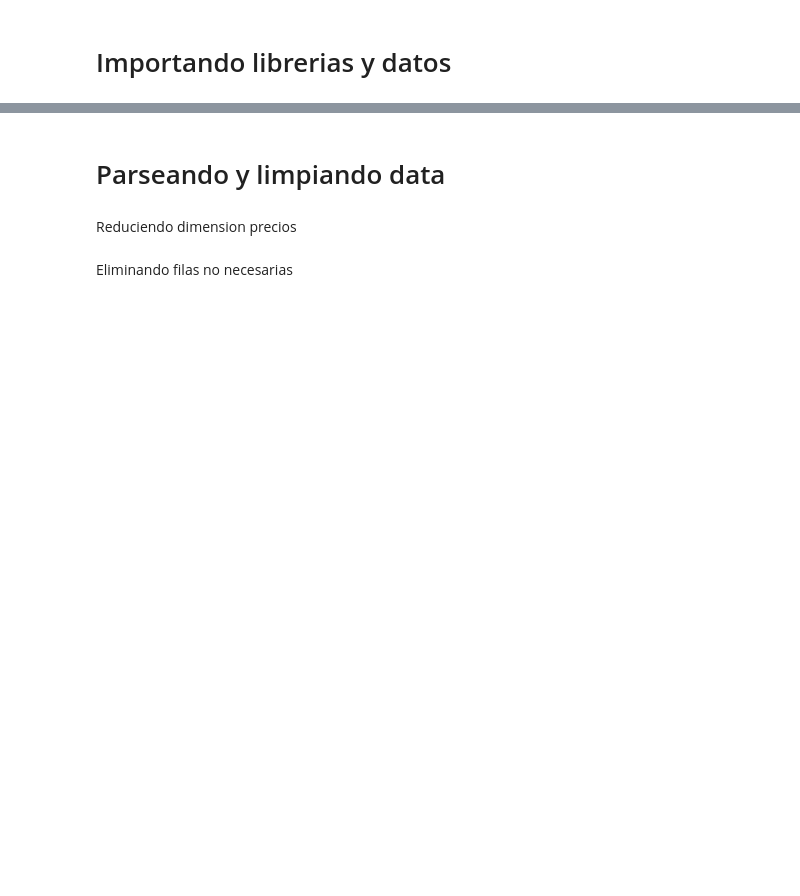
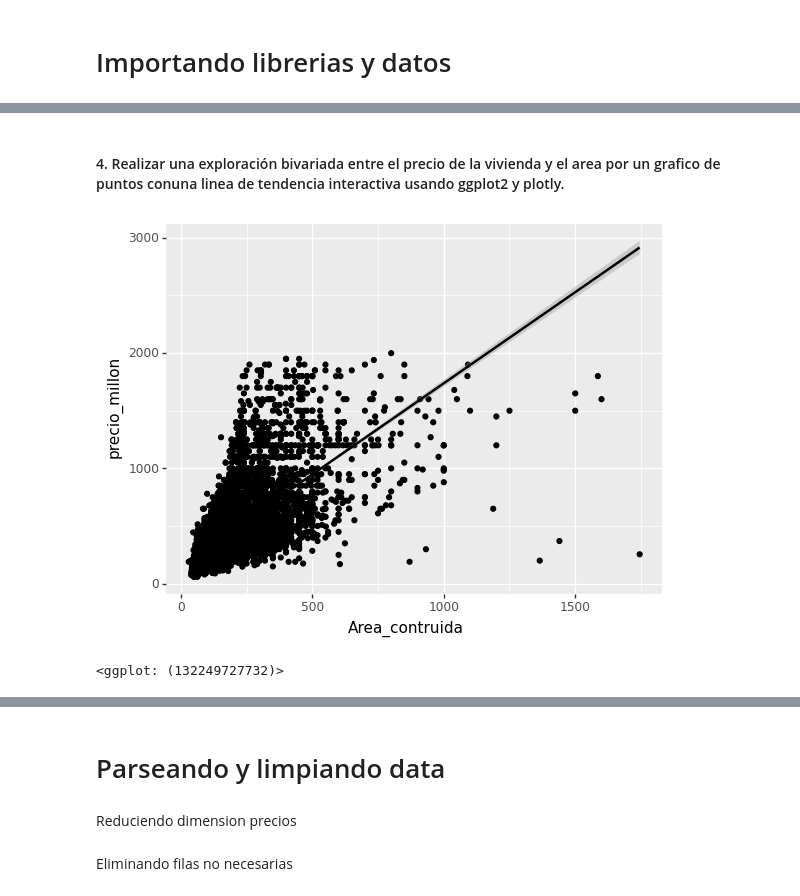
Before and after one commit to cfccfelipe/eda_cali, a Jupyter notebook: Analisis_exploratorio_Python.ipynb, the cells around one changed output, grey strips where cells are left out. Cells and saved outputs as stored; diff of their text form; code cells hidden in the pictures; blank space fills up the shorter version.

```diff
--- a/Analisis_exploratorio_Python.ipynb
+++ b/Analisis_exploratorio_Python.ipynb
@@ -11,0 +25,12 @@ data = pd.read_excel("Datasets/Datos_Vivienda.xlsx")
+# %%
+barrios["Barrio"] = barrios["Barrio"].str.lower()
+acentos = {'á': 'a', 'é': 'e', 'í': 'i', 'ó': 'o', 'ú': 'u'}
+for acen in acentos:
+    barrios["Barrio"] = barrios["Barrio"].str.replace(acen, acentos[acen])
+articulos = ['la', 'las', "el", "los"]
+for ar in articulos:
+    barrios["Barrio"] = barrios["Barrio"].str.replace(f'{ar}\s', "", regex=True)
+barrios["Barrio"] = barrios["Barrio"].str.replace(" ", "")
+barrios["Barrio"] = barrios["Barrio"].str.replace(".", "")
+barrios["Barrio"] = barrios["Barrio"].str.replace(",", "")
+barrios["Barrio"] = barrios["Barrio"].str.replace("ciudad", "")
@@ -11,0 +39,10 @@ data = pd.read_excel("Datasets/Datos_Vivienda.xlsx")
+# %%
+data["Barrio"] = data["Barrio"].str.lower()
+for acen in acentos:
+    data["Barrio"] = data["Barrio"].str.replace(acen, acentos[acen])
+for ar in articulos:
+    data["Barrio"] = data["Barrio"].str.replace(f'{ar}\s', "", regex=True)
+data["Barrio"] = data["Barrio"].str.replace(" ", "")
+data["Barrio"] = data["Barrio"].str.replace(".", "")
+data["Barrio"] = data["Barrio"].str.replace(",", "")
+data["Barrio"] = data["Barrio"].str.replace("ciudad", "")
@@ -11,0 +51,3 @@ data = pd.read_excel("Datasets/Datos_Vivienda.xlsx")
+# %%
+for i in barrios["Barrio"]:
+    data["Barrio"].replace(regex=[f'.*({i}).*'], value=f'{i}', inplace=True)
@@ -11,0 +121,4 @@ data = pd.read_excel("Datasets/Datos_Vivienda.xlsx")
+# %%
+drop = data.loc[data["cordenada_longitud"].isna()].index
+data.drop(drop, axis=0, inplace=True)
+points = data[["Cordenada_latitud","cordenada_longitud"]]
@@ -11,0 +191,2 @@ data = pd.read_excel("Datasets/Datos_Vivienda.xlsx")
+# %% [markdown]
+<h4>4. Realizar una exploración bivariada entre el precio de la vivienda y el area por un grafico de puntos conuna linea de tendencia interactiva usando ggplot2 y plotly.</h4>
@@ -11,0 +197,6 @@ data = pd.read_excel("Datasets/Datos_Vivienda.xlsx")
+# %%
+g1=ggplot(data = data) + aes(y=data["precio_millon"],x=data["Area_contruida"]) + geom_point() + geom_smooth()
+g1
+# %% [output]
+[figure, added]
+<ggplot: (132249727732)>
```
Also changed, not shown: parts of 49 cells of this notebook, 3 other files.
